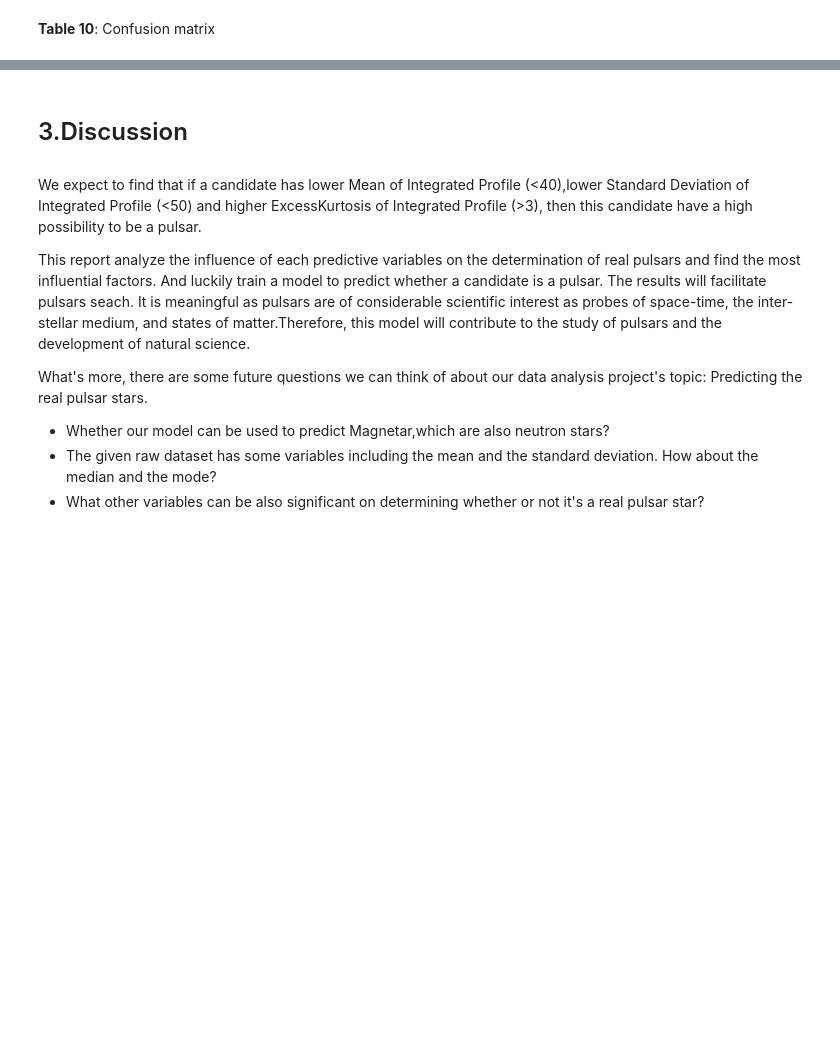
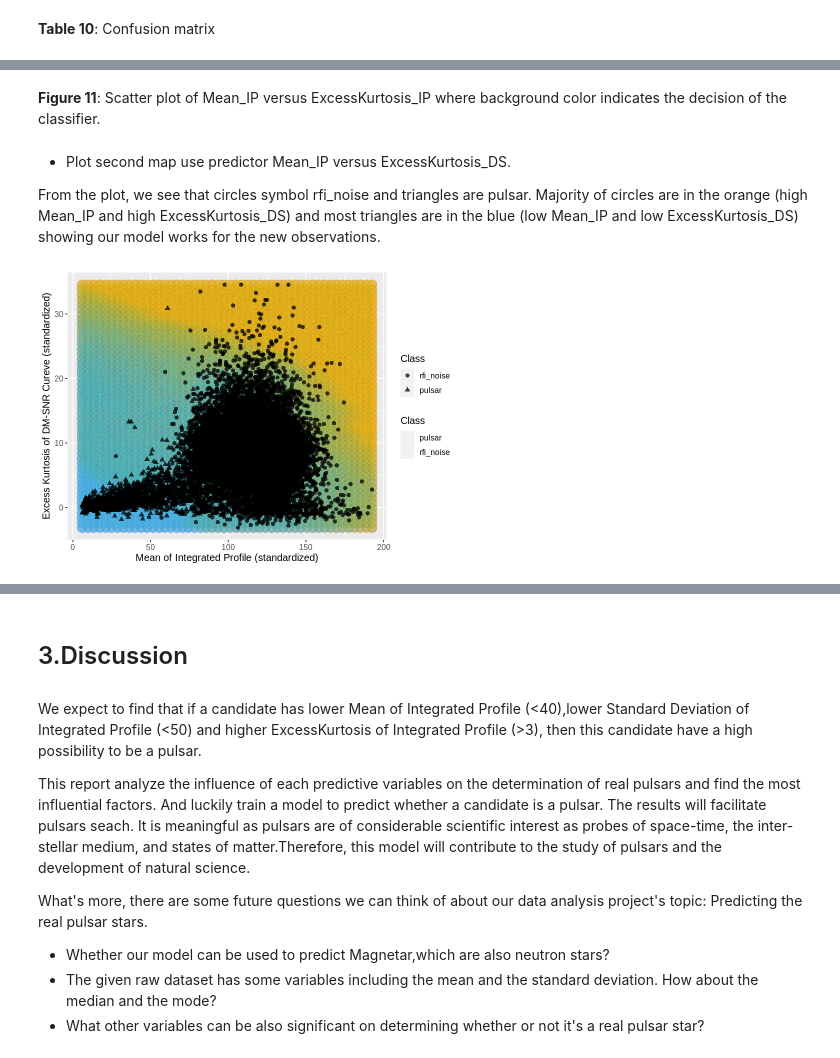
Before and after one commit to JeanetteOfficial/ActiveDSCI100_Group_006-1_proj, a Jupyter notebook: projectproposal.ipynb, the cells around one changed output, grey strips where cells are left out. Drawn from its saved outputs; the diff is of its cells as text; code cells hidden in the pictures; blank space fills up the shorter version.

```diff
--- a/projectproposal.ipynb
+++ b/projectproposal.ipynb
@@ -547,0 +586,31 @@ autoplot(confusion, type = "mosaic", xlab="Observed Class", ylab="Predicted Clas
+# %% [markdown]
+**Figure 11**: Scatter plot of Mean_IP versus ExcessKurtosis_IP where background color indicates the decision of the classifier.
+# %% [markdown]
+* Plot second map use predictor Mean_IP versus ExcessKurtosis_DS.
+
+From the plot, we see that circles symbol rfi_noise and triangles are pulsar. Majority of circles are in the orange (high Mean_IP and high ExcessKurtosis_DS) and most triangles are in the blue (low Mean_IP and low ExcessKurtosis_DS) showing our model works for the new observations.
+# %%
+wkflw_plot_2 <-
+  ggplot() +
+  geom_point(data = prediction_table,
+             mapping = aes(x = Mean_IP,
+                           y = ExcessKurtosis_DS,
+                           color = Class),
+             alpha = 0.02,
+             size = 5) +
+  geom_point(data = pulsar_raw_data,
+             mapping = aes(x = Mean_IP,
+                           y = ExcessKurtosis_DS,
+                           shape = Class),
+             alpha = 0.75,
+             size = 2) +
+  labs(color = "Class",
+       x = "Mean of Integrated Profile (standardized)",
+       y = "Excess Kurtosis of DM-SNR Cureve (standardized)") +
+  scale_color_manual(labels = c("pulsar", "rfi_noise"),
+                     values = c("orange2", "steelblue2")) +
+  theme(text = element_text(size = 12))
+
+wkflw_plot_2
+# %% [output]
+[figure, added]
```
Also changed, not shown: parts of 21 cells of this notebook.
